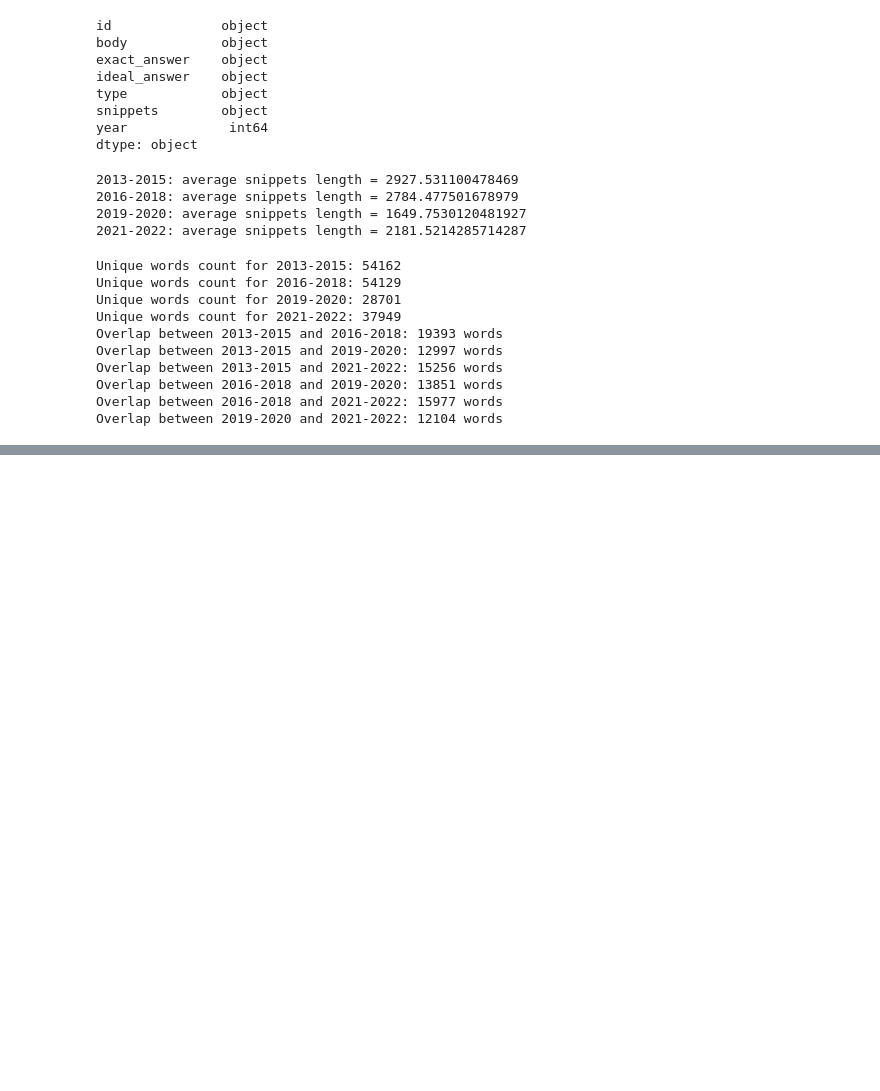
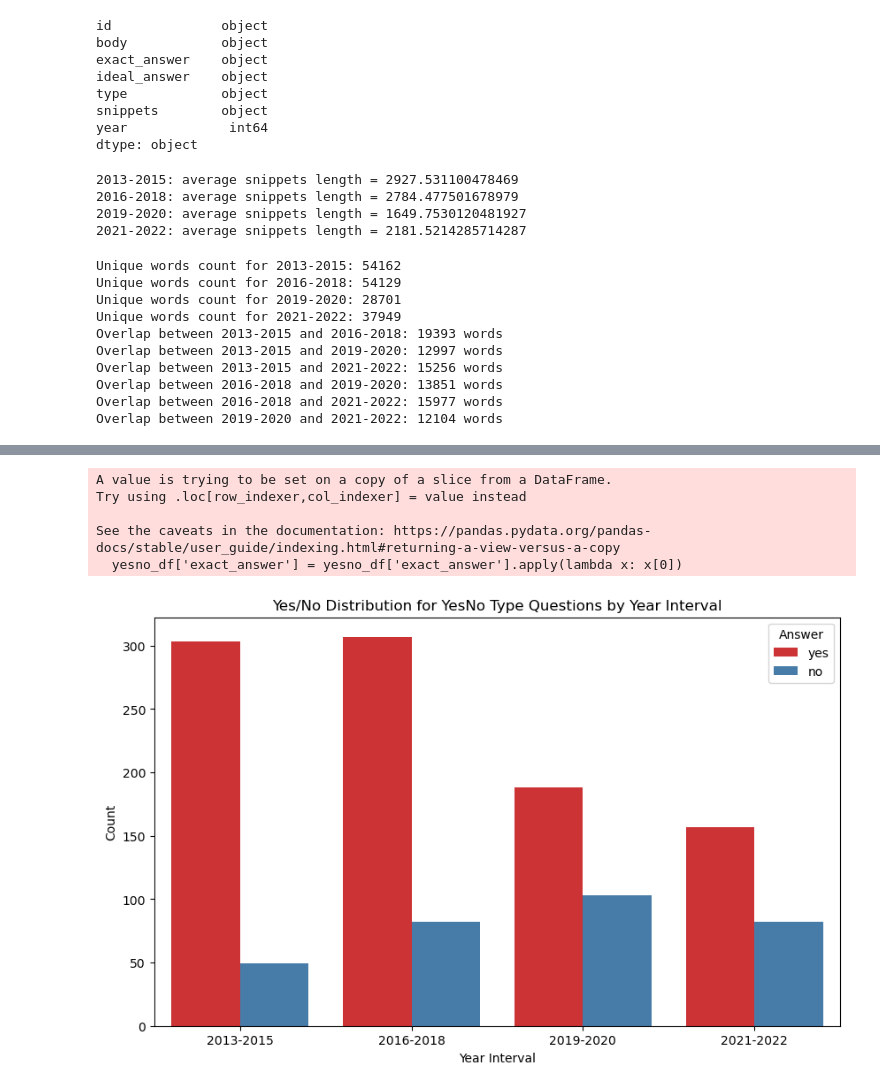
Before and after one commit to trust-nlp/TemporalAssessment, a Jupyter notebook: data/BIOASQ/explore.ipynb, the cells around one changed output, grey strips where cells are left out. Saved outputs shown, nothing was run; the diff lists cells and outputs as text; code cells hidden in the pictures; blank space fills up the shorter version.

```diff
--- a/data/BIOASQ/explore.ipynb
+++ b/data/BIOASQ/explore.ipynb
@@ -77,0 +165,18 @@ Overlap between 2019-2020 and 2021-2022: 12104 words
+# %%
+import seaborn as sns
+import matplotlib.pyplot as plt
+plot_data = []
+intervals = {
+    '2013-2015': (2013, 2015),
+    '2016-2018': (2016, 2018),
+    '2019-2020': (2019, 2020),
+    '2021-2022': (2021, 2022),
+}
+
+for interval, (start, end) in intervals.items():
+    interval_df = df[(df['year'] >= start) & (df['year'] <= end)]
+    interval_df['year_interval'] = interval  # add a column named year_interval
+    plot_data.append(interval_df[['year_interval', 'type', 'average_answer_length','exact_answer','snippets']])
+
+# combine all data
+plot_df = pd.concat(plot_data)
@@ -77,0 +204,29 @@ Overlap between 2019-2020 and 2021-2022: 12104 words
+# %%
+import seaborn as sns
+import matplotlib.pyplot as plt
+
+# 过滤掉'yesno'类型的数据
+plot_df_filtered = plot_df[plot_df['type'] != 'yesno']
+
+# 单独为'yesno'类型问题绘制'yes'和'no'的分布
+# 首先，从原始DataFrame中提取'yesno'类型的数据
+yesno_df = plot_df[plot_df['type'] == 'yesno']
+
+# 由于exact_answer是['yes']或['no']的列表形式，我们需要将其展开为单个值
+yesno_df['exact_answer'] = yesno_df['exact_answer'].apply(lambda x: x[0])
+
+# 使用countplot来绘制'yes'和'no'的分布情况
+plt.figure(figsize=(10, 6))
+sns.countplot(x='year_interval', hue='exact_answer', data=yesno_df, palette="Set1")
+plt.title('Yes/No Distribution for YesNo Type Questions by Year Interval')
+plt.xlabel('Year Interval')
+plt.ylabel('Count')
+plt.legend(title='Answer')
+plt.show()
+# %% [output]
+A value is trying to be set on a copy of a slice from a DataFrame.
+Try using .loc[row_indexer,col_indexer] = value instead
+
+See the caveats in the documentation: https://pandas.pydata.org/pandas-docs/stable/user_guide/indexing.html#returning-a-view-versus-a-copy
+  yesno_df['exact_answer'] = yesno_df['exact_answer'].apply(lambda x: x[0])
+[figure, added]
```
Also changed, not shown: parts of 11 cells of this notebook.
